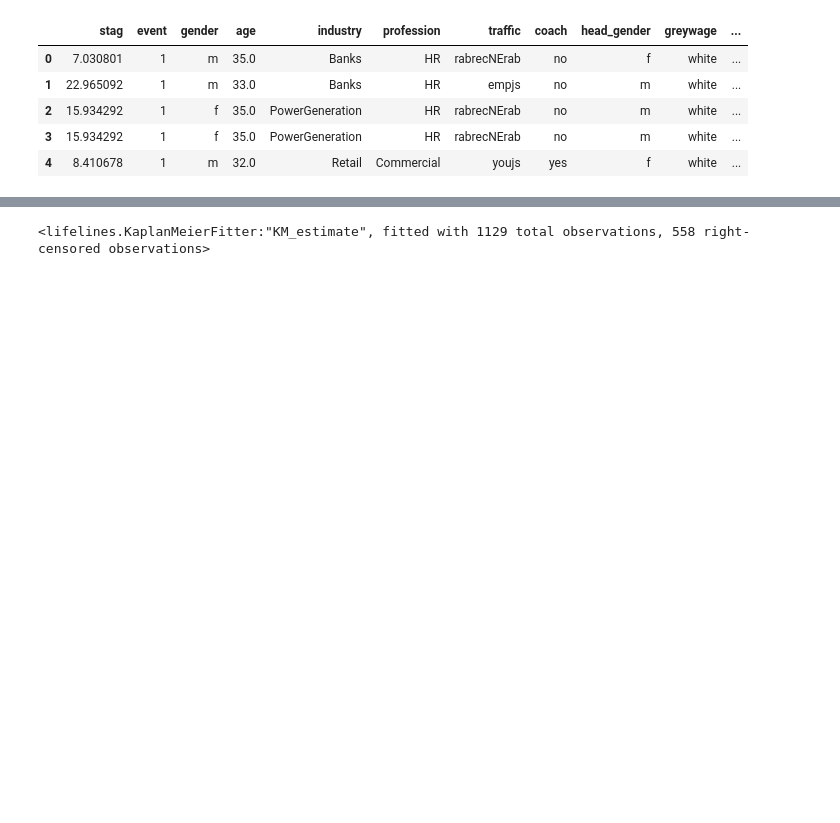
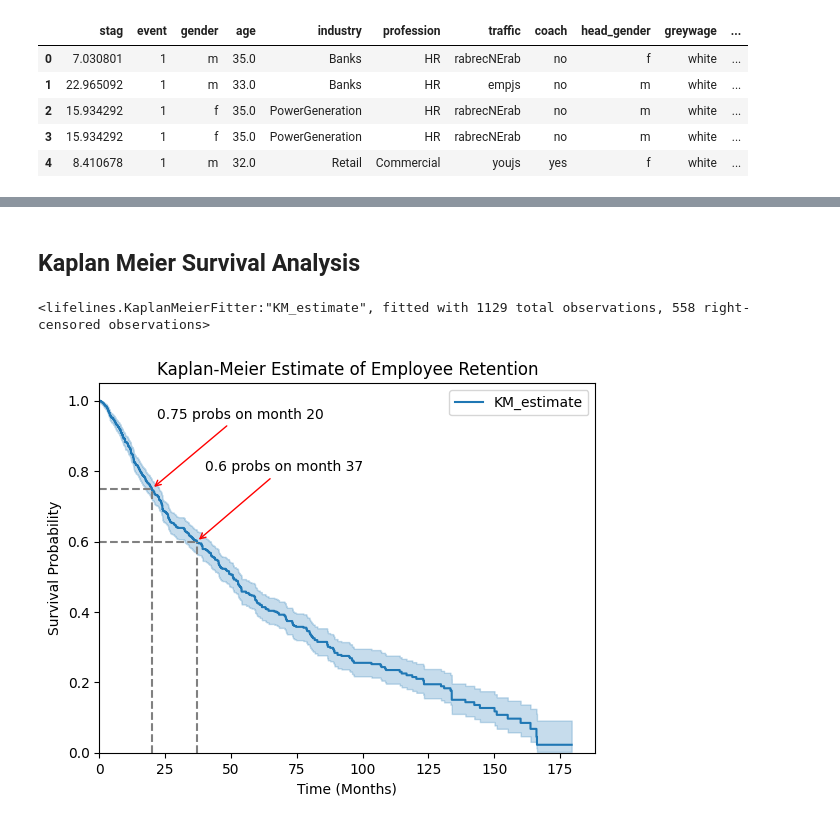
Before and after one commit to DiegoMZD/EmployeeTurnover, a Jupyter notebook: notebooks/02_survival_analysis.ipynb, the cells around one changed output, grey strips where cells are left out. Drawn from its saved outputs; the diff is of its cells as text; code cells hidden in the pictures; blank space fills up the shorter version.

```diff
--- a/notebooks/02_survival_analysis.ipynb
+++ b/notebooks/02_survival_analysis.ipynb
@@ -16,6 +118,39 @@ data.head()
+# %% [markdown]
+## Kaplan Meier Survival Analysis
 # %%
 kmf = KaplanMeierFitter()
 kmf.fit(data['stag'], event_observed=data['event'])
 # %% [output]
 <lifelines.KaplanMeierFitter:"KM_estimate", fitted with 1129 total observations, 558 right-censored observations>
+# %%
+prob_1 = 0.75
+prob_2 = 0.6
+# %%
+survival_func = kmf.survival_function_
+closest_index1 = (survival_func["KM_estimate"] - prob_1).abs().idxmin()
+closest_index2 = (survival_func["KM_estimate"] - prob_2).abs().idxmin()
+time_prob_1 = round(closest_index1)
+time_prob_2 = round(closest_index2)
+# %%
+kmf.plot_survival_function()
+plt.title("Kaplan-Meier Estimate of Employee Retention")
+plt.xlabel("Time (Months)")
+plt.ylabel("Survival Probability")
+plt.hlines(y = prob_1, xmin = 0, xmax = time_prob_1, color = "gray", linestyle = "--")
+plt.vlines(x = time_prob_1, ymin = 0, ymax = prob_1, color = "gray", linestyle = "--")
+plt.hlines(y = prob_2, xmin = 0, xmax = time_prob_2, color = "gray", linestyle = "--")
+plt.vlines(x = time_prob_2, ymin = 0, ymax = prob_2, color = "gray", linestyle = "--")
+plt.annotate(f"{prob_1} probs on month {time_prob_1}",
+             xy=(time_prob_1, prob_1),
+             xytext=(time_prob_1 + 2, prob_1 + 0.2),
+             arrowprops=dict(arrowstyle = "->", color = 'red'))
+plt.annotate(f"{prob_2} probs on month {time_prob_2}",
+             xy=(time_prob_2, prob_2),
+             xytext=(time_prob_2 + 3, prob_2 + 0.2),
+             arrowprops=dict(arrowstyle = "->", color = 'red'))
+plt.xlim(0)
+plt.ylim(0)
+plt.show()
+# %% [output]
+[figure, added]
 # %%
```
Also changed, not shown: parts of 24 cells of this notebook.
